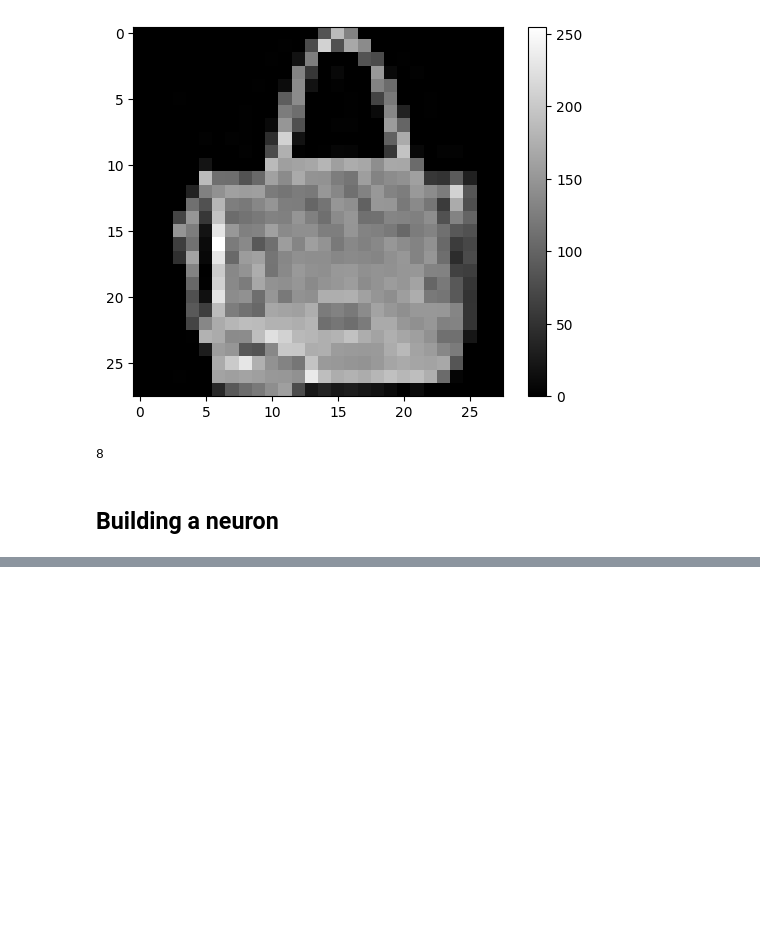
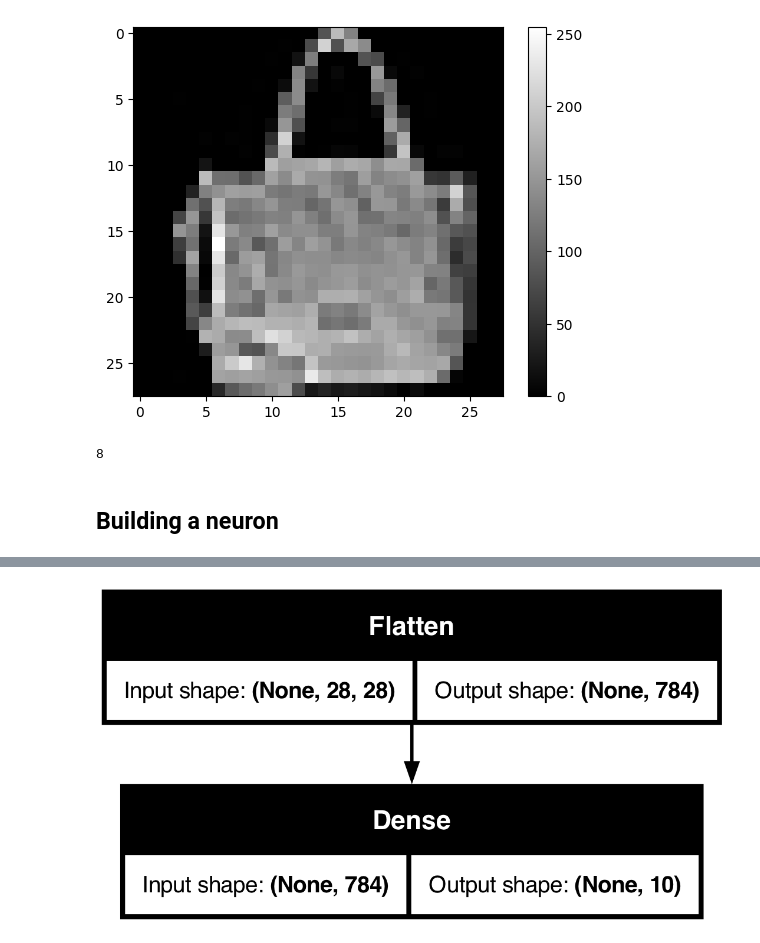
Before and after one commit to ManvithGopu13/Build_A_Brain, a Jupyter notebook: try.ipynb, the cells around one changed output, grey strips where cells are left out. Saved outputs shown, nothing was run; the diff lists cells and outputs as text; code cells hidden in the pictures; blank space fills up the shorter version.

Commit message:
Built and Plot the model

```diff
--- a/try.ipynb
+++ b/try.ipynb
@@ -57,3 +47,6 @@ valid_labels[data_idx_2]
 8
 # %% [markdown]
 ## Building a neuron
+# %%
+number_of_classes = train_labels.max() + 1
+number_of_classes
@@ -59,0 +55,7 @@ valid_labels[data_idx_2]
+# %%
+from tensorflow.keras import layers
+
+model = tf.keras.Sequential([
+    layers.Flatten(input_shape = (28, 28)),
+    layers.Dense(number_of_classes)
+])
@@ -59,0 +76,4 @@ valid_labels[data_idx_2]
+# %%
+tf.keras.utils.plot_model(model, show_shapes= True)
+# %% [output]
+[figure, added]
```
Also changed, not shown: parts of 4 cells of this notebook, 1 other file.
